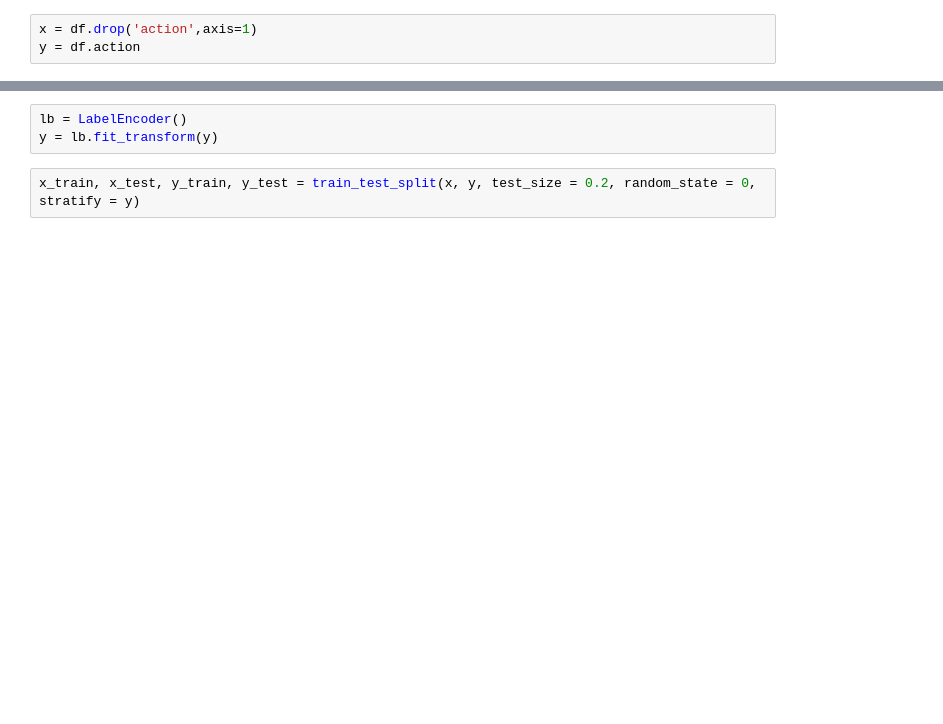
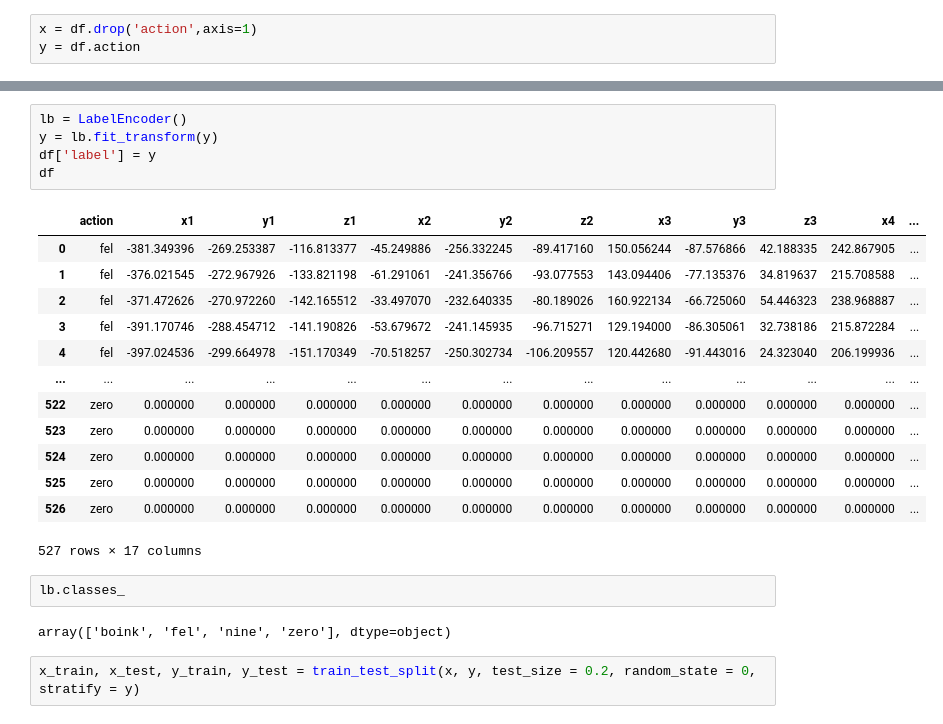
Before and after one commit to csabakoos/projektmunka, a Jupyter notebook: notebooks/model_generator/new_model_generator.ipynb, the cells around one changed output, grey strips where cells are left out. Cells and saved outputs as stored; diff of their text form; blank space fills up the shorter version.

```diff
--- a/notebooks/model_generator/new_model_generator.ipynb
+++ b/notebooks/model_generator/new_model_generator.ipynb
@@ -20,5 +39,25 @@ y = df.action
 # %%
 lb = LabelEncoder()
 y = lb.fit_transform(y)
+df['label'] = y
+df
+# %% [output]
+|  | action | x1 | y1 | z1 | x2 | y2 | z2 | x3 | y3 | z3 | x4 | ... |
+| 0 | fel | -381.349396 | -269.253387 | -116.813377 | -45.249886 | -256.332245 | -89.417160 | 150.056244 | -87.576866 | 42.188335 | 242.867905 | ... |
+| 1 | fel | -376.021545 | -272.967926 | -133.821198 | -61.291061 | -241.356766 | -93.077553 | 143.094406 | -77.135376 | 34.819637 | 215.708588 | ... |
+| 2 | fel | -371.472626 | -270.972260 | -142.165512 | -33.497070 | -232.640335 | -80.189026 | 160.922134 | -66.725060 | 54.446323 | 238.968887 | ... |
+| 3 | fel | -391.170746 | -288.454712 | -141.190826 | -53.679672 | -241.145935 | -96.715271 | 129.194000 | -86.305061 | 32.738186 | 215.872284 | ... |
+| 4 | fel | -397.024536 | -299.664978 | -151.170349 | -70.518257 | -250.302734 | -106.209557 | 120.442680 | -91.443016 | 24.323040 | 206.199936 | ... |
+| ... | ... | ... | ... | ... | ... | ... | ... | ... | ... | ... | ... | ... |
+| 522 | zero | 0.000000 | 0.000000 | 0.000000 | 0.000000 | 0.000000 | 0.000000 | 0.000000 | 0.000000 | 0.000000 | 0.000000 | ... |
+| 523 | zero | 0.000000 | 0.000000 | 0.000000 | 0.000000 | 0.000000 | 0.000000 | 0.000000 | 0.000000 | 0.000000 | 0.000000 | ... |
+| 524 | zero | 0.000000 | 0.000000 | 0.000000 | 0.000000 | 0.000000 | 0.000000 | 0.000000 | 0.000000 | 0.000000 | 0.000000 | ... |
+| 525 | zero | 0.000000 | 0.000000 | 0.000000 | 0.000000 | 0.000000 | 0.000000 | 0.000000 | 0.000000 | 0.000000 | 0.000000 | ... |
+| 526 | zero | 0.000000 | 0.000000 | 0.000000 | 0.000000 | 0.000000 | 0.000000 | 0.000000 | 0.000000 | 0.000000 | 0.000000 | ... |
+527 rows × 17 columns
+# %%
+lb.classes_
+# %% [output]
+array(['boink', 'fel', 'nine', 'zero'], dtype=object)
 # %%
 x_train, x_test, y_train, y_test = train_test_split(x, y, test_size = 0.2, random_state = 0, stratify = y)
```
Also changed, not shown: parts of 16 cells of this notebook, 3 other files.
